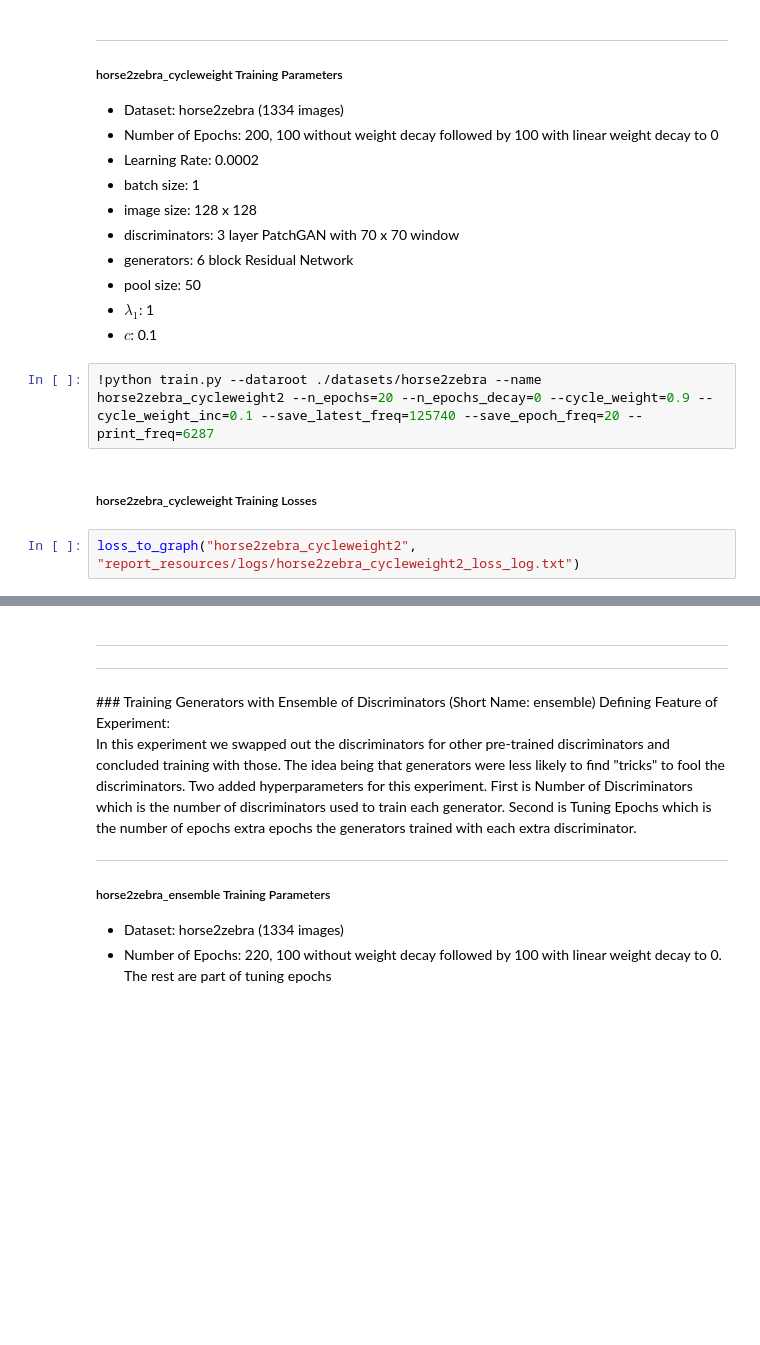
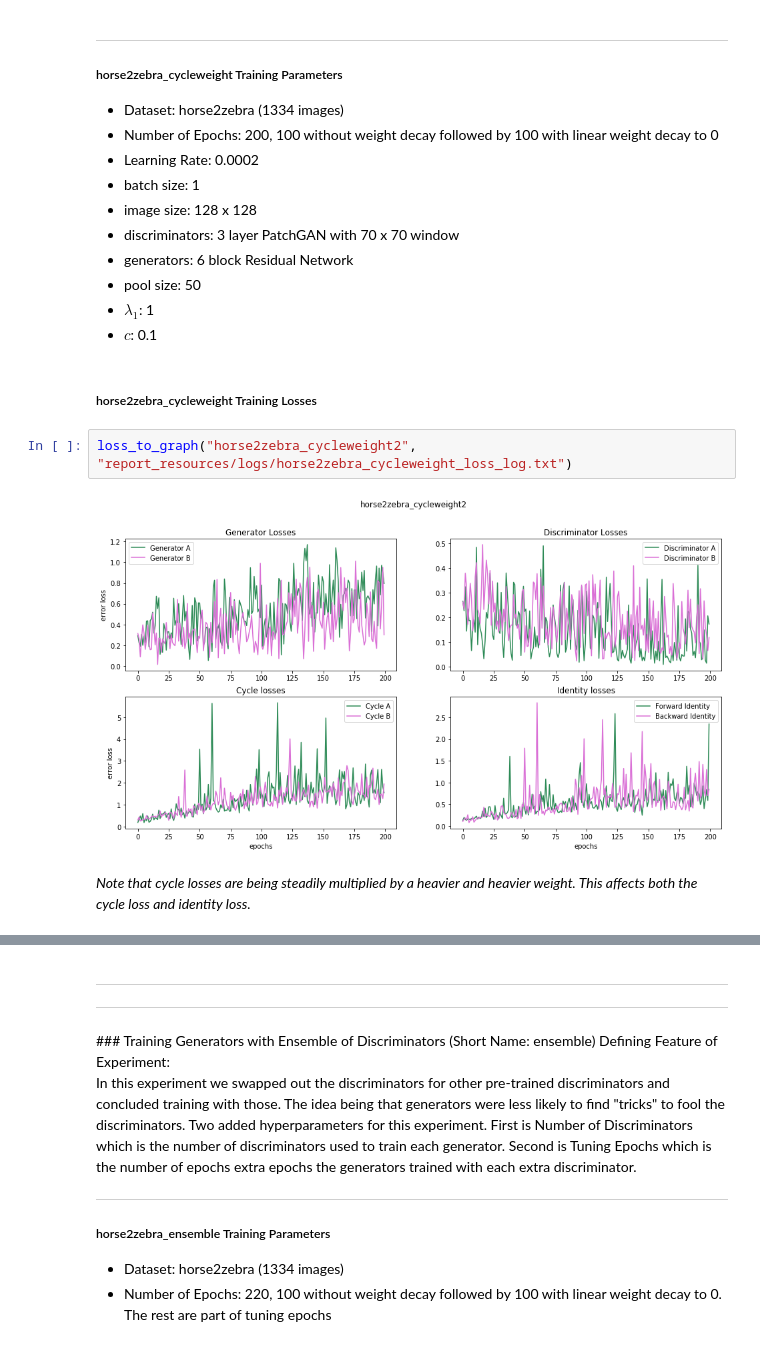
Before and after one commit to charlesabouhaidar/COMP473-Project, a Jupyter notebook: CycleGAN_simple/CycleGAN.ipynb, the cells around one changed output, grey strips where cells are left out. Drawn from its saved outputs; the diff is of its cells as text; blank space fills up the shorter version.

Commit message:
added identity loss graph as I now know what it actually is :P

```diff
--- a/CycleGAN_simple/CycleGAN.ipynb
+++ b/CycleGAN_simple/CycleGAN.ipynb
@@ -130,12 +104,14 @@ loss_to_graph("vangogh2photo_cycleweight1", "report_resources/logs/vangogh2photo
      <li>$\lambda_1$: 1</li>
     <li>$c$: 0.1</li>
 </ul>
-# %%
-!python train.py --dataroot ./datasets/horse2zebra --name horse2zebra_cycleweight2 --n_epochs=20 --n_epochs_decay=0 --cycle_weight=0.9 --cycle_weight_inc=0.1 --save_latest_freq=125740 --save_epoch_freq=20 --print_freq=6287
 # %% [markdown]
 <h5> horse2zebra_cycleweight Training Losses</h5>
 # %%
-loss_to_graph("horse2zebra_cycleweight2", "report_resources/logs/horse2zebra_cycleweight2_loss_log.txt")
+loss_to_graph("horse2zebra_cycleweight2", "report_resources/logs/horse2zebra_cycleweight_loss_log.txt")
+# %% [output]
+[figure, added]
+# %% [markdown]
+<i>Note that cycle losses are being steadily multiplied by a heavier and heavier weight. This affects both the cycle loss and identity loss.</i>
 # %% [markdown]
 <h5>Inference Images</h5>
 Results from the paper are on the left with our results on the same images on the right. You can see that ours kept from changing the background colours as much and overall wasn't as zealous with adding strips to the images.<br>
```
Also changed, not shown: parts of 6 cells of this notebook, 7 other files.
